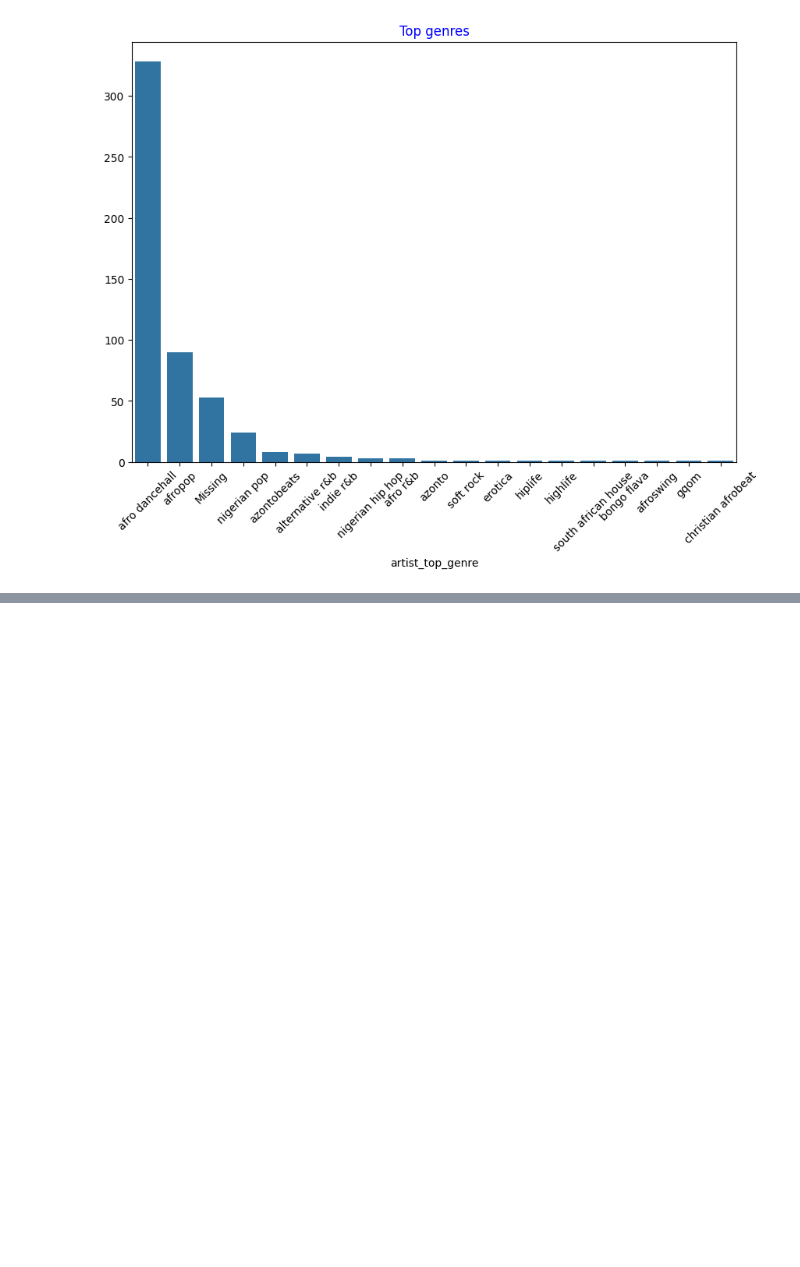
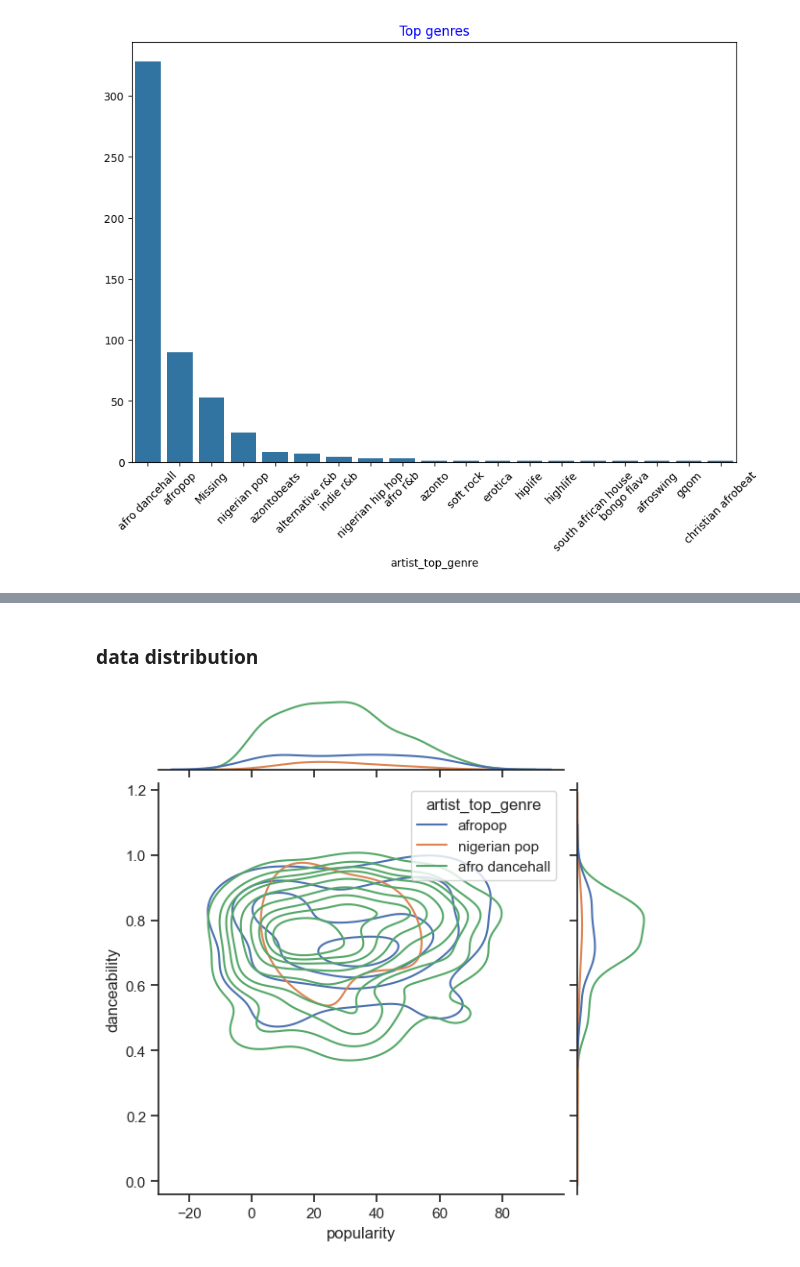
Before and after one commit to Lvguangyuan/ai-learning, a Jupyter notebook: Github - Machine Learning for Beginners - A Curriculum/5 Introduction to clustering.ipynb, the cells around one changed output, grey strips where cells are left out. Saved outputs shown, nothing was run; the diff lists cells and outputs as text; code cells hidden in the pictures; blank space fills up the shorter version.

```diff
--- a/Github - Machine Learning for Beginners - A Curriculum/5 Introduction to clustering.ipynb
+++ b/Github - Machine Learning for Beginners - A Curriculum/5 Introduction to clustering.ipynb
@@ -59,0 +80,13 @@ Text(0.5, 1.0, 'Top genres')
+# %% [markdown]
+### data distribution
+# %%
+# Examine our top three genres data distribution for popularity and danceability along a given x and y axis
+sns.set_theme(style="ticks")
+
+g = sns.jointplot(
+    data=df,
+    x="popularity", y="danceability", hue="artist_top_genre",
+    kind="kde",
+)
+# %% [output]
+[figure, added]
```
Also changed, not shown: parts of 17 cells of this notebook.
